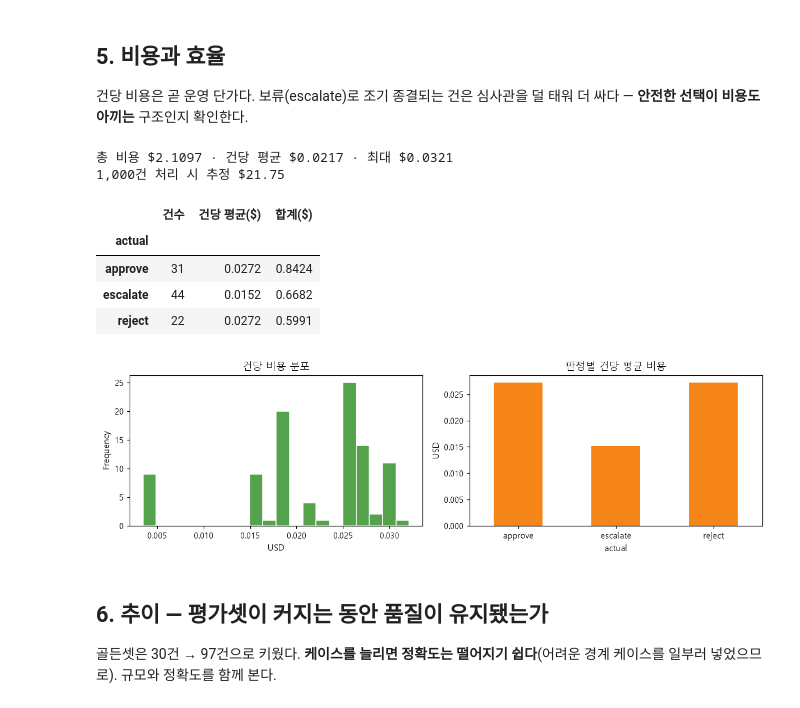
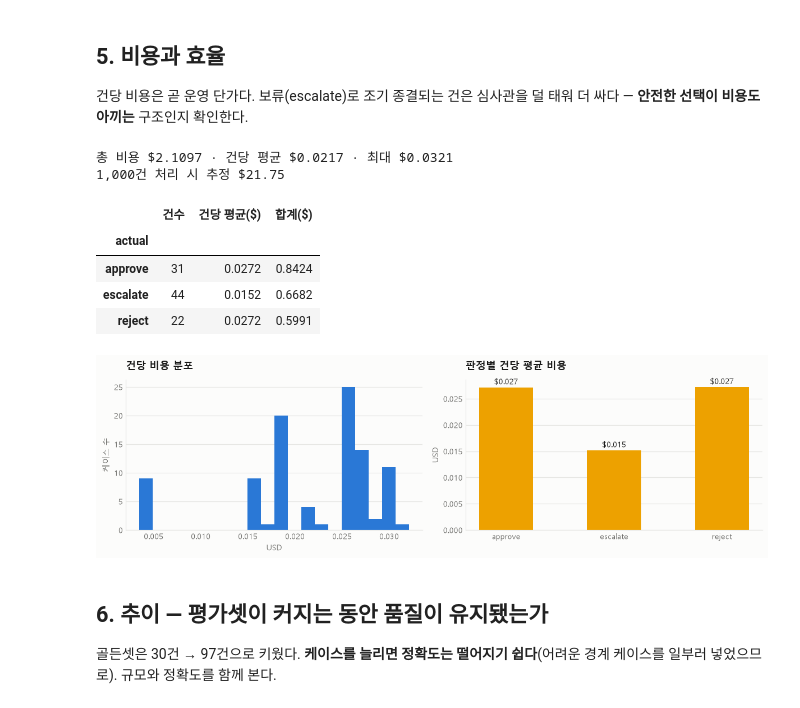
Before and after one commit to sblim-ctrl/llm-server, a Jupyter notebook: eval/analysis_realmode.ipynb, the cells around one changed output. Drawn from its saved outputs; the diff is of its cells as text; code cells hidden in the pictures.

```diff
--- a/eval/analysis_realmode.ipynb
+++ b/eval/analysis_realmode.ipynb
@@ -279,31 +333,32 @@ strict recall     : 77/82 = 93.9%
 # %%
 rm["cost_usd"] = rm["cost_usd"].astype(float)
 total, mean = rm["cost_usd"].sum(), rm["cost_usd"].mean()
 print(f"총 비용 ${total:.4f} · 건당 평균 ${mean:.4f} · 최대 ${rm['cost_usd'].max():.4f}")
 print(f"1,000건 처리 시 추정 ${mean * 1000:.2f}")
 
 by_verdict = rm.groupby("actual")["cost_usd"].agg(["count", "mean", "sum"])
 by_verdict.columns = ["건수", "건당 평균($)", "합계($)"]
 display(by_verdict.style.format({"건당 평균($)": "{:.4f}", "합계($)": "{:.4f}"}))
 
 fig, ax = plt.subplots(1, 2, figsize=(11, 3.4))
-rm["cost_usd"].plot.hist(bins=20, ax=ax[0], color="#54A24B", edgecolor="white")
-ax[0].set_title("건당 비용 분포")
-ax[0].set_xlabel("USD")
-by_verdict["건당 평균($)"].plot.bar(ax=ax[1], color="#F58518", rot=0)
-ax[1].set_title("판정별 건당 평균 비용")
-ax[1].set_ylabel("USD")
+ax[0].hist(rm["cost_usd"], bins=20, color=S1)
+style(ax[0], "건당 비용 분포", "케이스 수")
+ax[0].set_xlabel("USD", color=MUTED, fontsize=9)
+
+ax[1].bar(by_verdict.index, by_verdict["건당 평균($)"], color=S4, width=0.5)
+style(ax[1], "판정별 건당 평균 비용", "USD")
+label_bars(ax[1], "${:.3f}")
 plt.tight_layout()
 plt.show()
 # %% [output]
 총 비용 $2.1097 · 건당 평균 $0.0217 · 최대 $0.0321
 1,000건 처리 시 추정 $21.75
 |  | 건수 | 건당 평균($) | 합계($) |
 | actual |  |  |  |
 | approve | 31 | 0.0272 | 0.8424 |
 | escalate | 44 | 0.0152 | 0.6682 |
 | reject | 22 | 0.0272 | 0.5991 |
-[figure, old version]
+[figure, new version]
 # %% [markdown]
 ## 6. 추이 — 평가셋이 커지는 동안 품질이 유지됐는가
 
```
Also changed, not shown: parts of 8 cells of this notebook.
